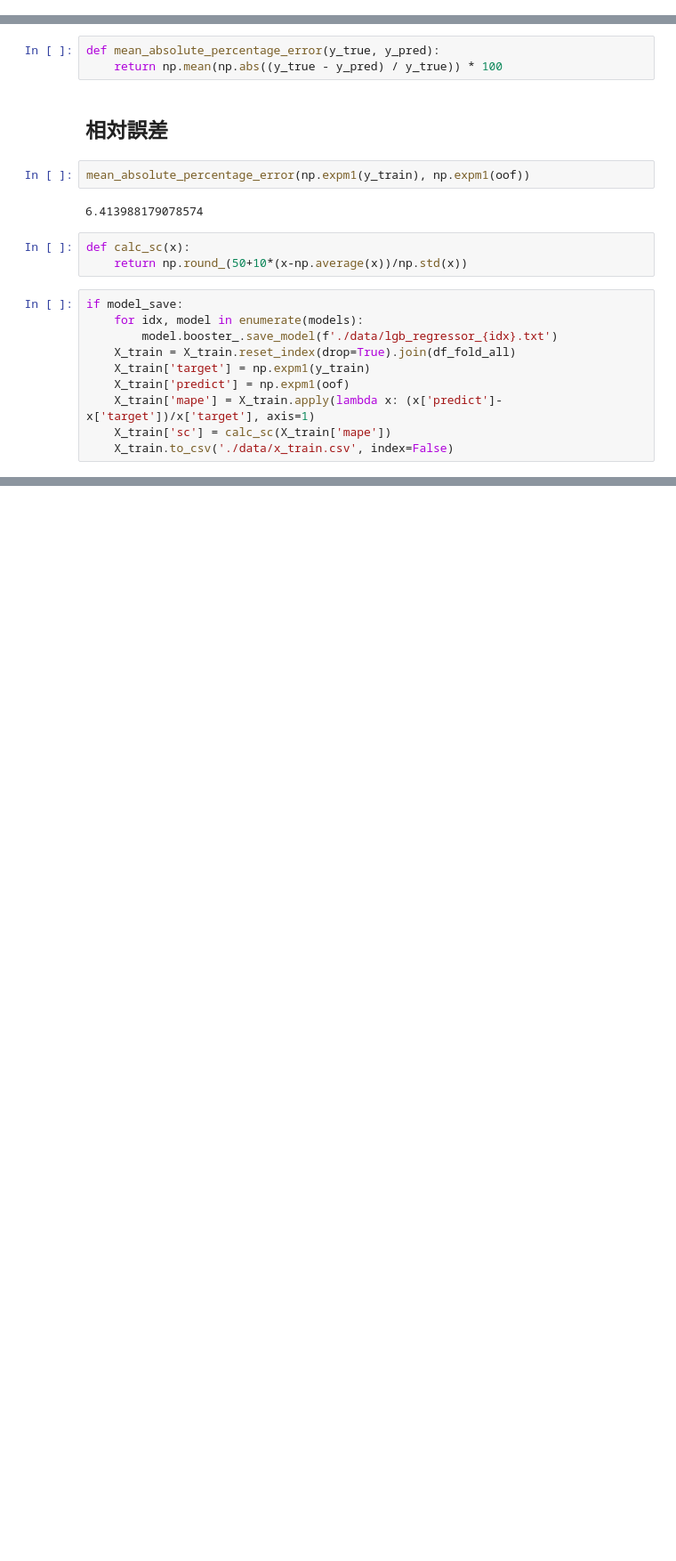
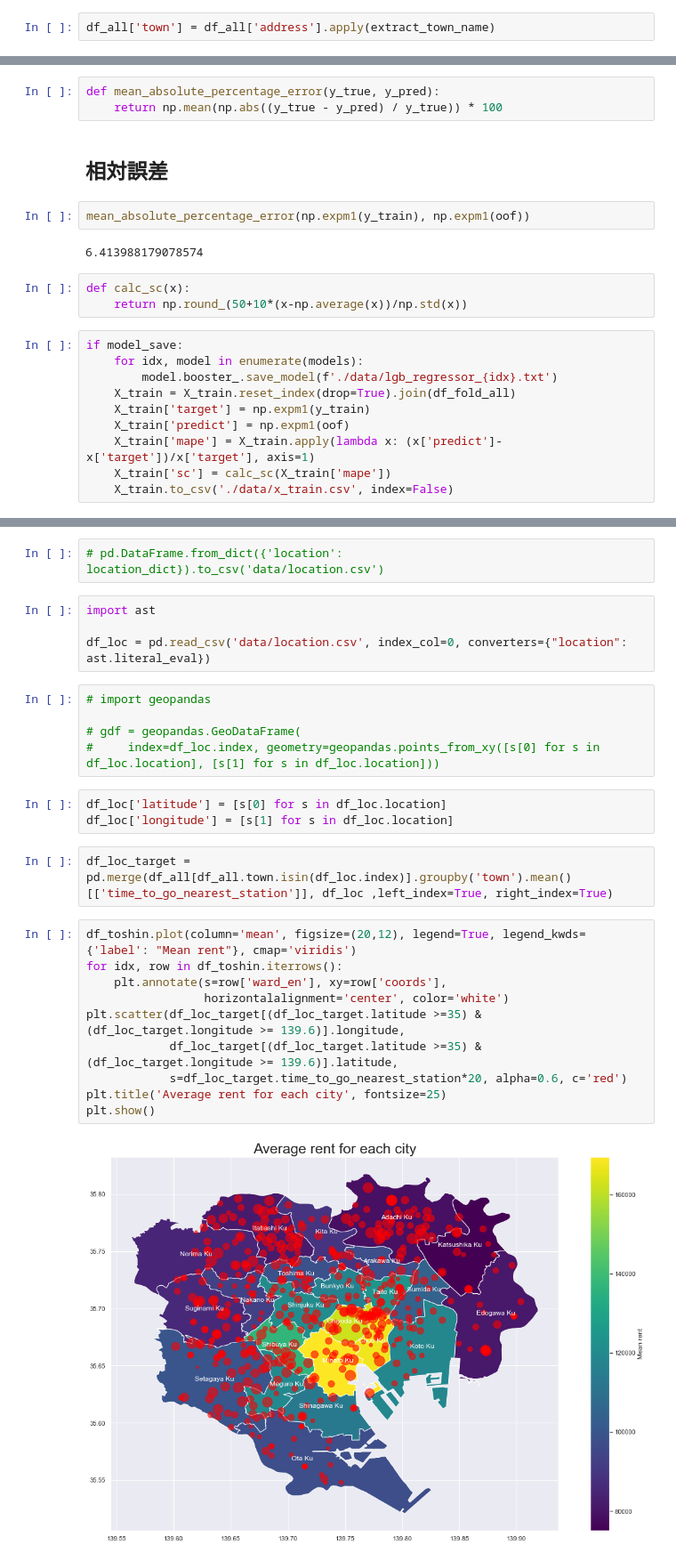
Before and after one commit to m7142yosuke/Tokyo-house-price-prediction-portfolio, a Jupyter notebook: 不動産価格予測.ipynb, the cells around one changed output, grey strips where cells are left out. Shown at 89% size. Saved outputs shown, nothing was run; the diff lists cells and outputs as text; blank space fills up the shorter version.

Commit message:
Add location.csv

```diff
--- a/不動産価格予測.ipynb
+++ b/不動産価格予測.ipynb
@@ -528,3 +545,5 @@ df_all['city'] = df_all['address'].apply(extract_city_name)
+# %%
+df_all['town'] = df_all['address'].apply(extract_town_name)
 # %%
 numeric_col = [s for s in df_all.columns if df_all[s].dtype != 'object']
 object_col = ['city', 'floor_plan', 'first_near_station', 'second_near_station', 'third_near_station', 'status', 'address', 'address_town', 'name', 'url', 'structure']
@@ -745,0 +779,28 @@ if model_save:
+# %%
+# pd.DataFrame.from_dict({'location': location_dict}).to_csv('data/location.csv')
+# %%
+import ast
+
+df_loc = pd.read_csv('data/location.csv', index_col=0, converters={"location": ast.literal_eval})
+# %%
+# import geopandas
+
+# gdf = geopandas.GeoDataFrame(
+#     index=df_loc.index, geometry=geopandas.points_from_xy([s[0] for s in df_loc.location], [s[1] for s in df_loc.location]))
+# %%
+df_loc['latitude'] = [s[0] for s in df_loc.location]
+df_loc['longitude'] = [s[1] for s in df_loc.location]
+# %%
+df_loc_target = pd.merge(df_all[df_all.town.isin(df_loc.index)].groupby('town').mean()[['time_to_go_nearest_station']], df_loc ,left_index=True, right_index=True)
+# %%
+df_toshin.plot(column='mean', figsize=(20,12), legend=True, legend_kwds={'label': "Mean rent"}, cmap='viridis')
+for idx, row in df_toshin.iterrows():
+    plt.annotate(s=row['ward_en'], xy=row['coords'],
+                 horizontalalignment='center', color='white')
+plt.scatter(df_loc_target[(df_loc_target.latitude >=35) & (df_loc_target.longitude >= 139.6)].longitude,
+            df_loc_target[(df_loc_target.latitude >=35) & (df_loc_target.longitude >= 139.6)].latitude,
+            s=df_loc_target.time_to_go_nearest_station*20, alpha=0.6, c='red')
+plt.title('Average rent for each city', fontsize=25)
+plt.show()
+# %% [output]
+[figure, added]
```
Also changed, not shown: parts of 21 cells of this notebook, 17 other files.
